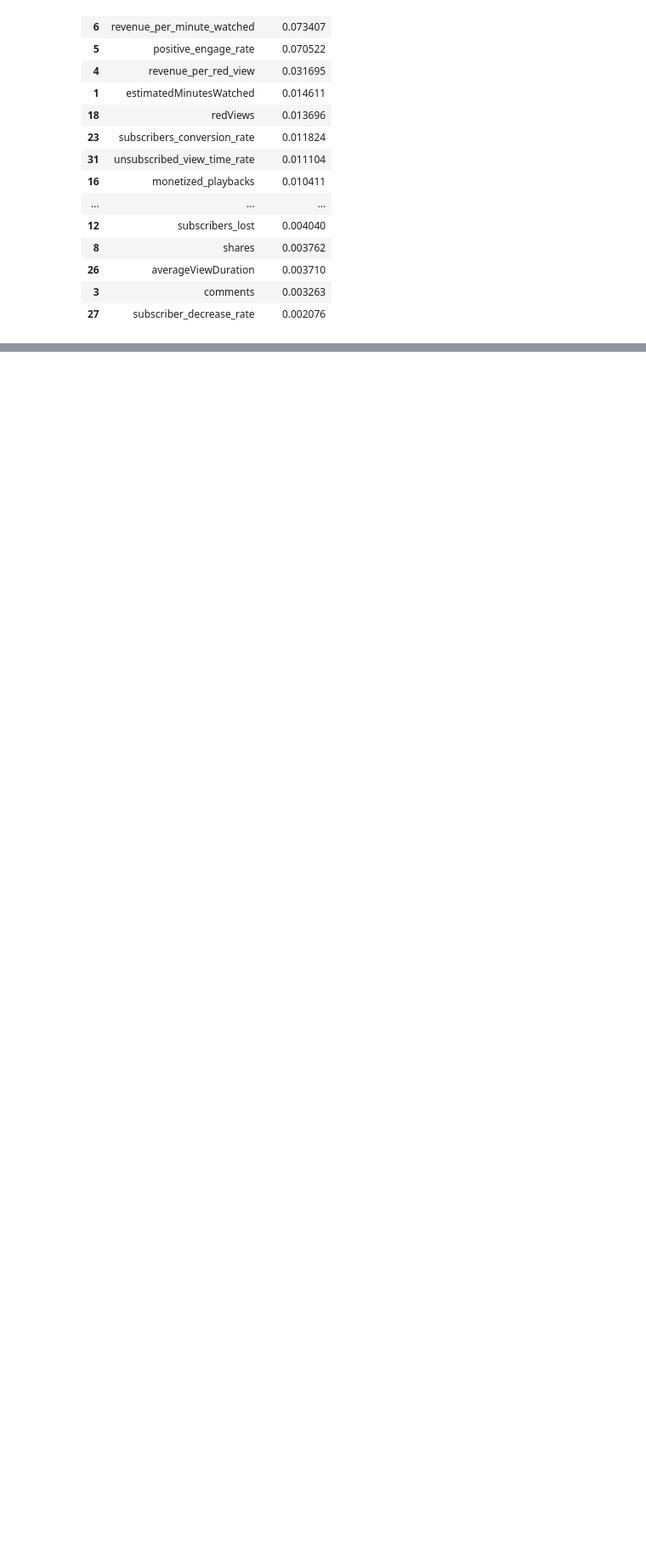
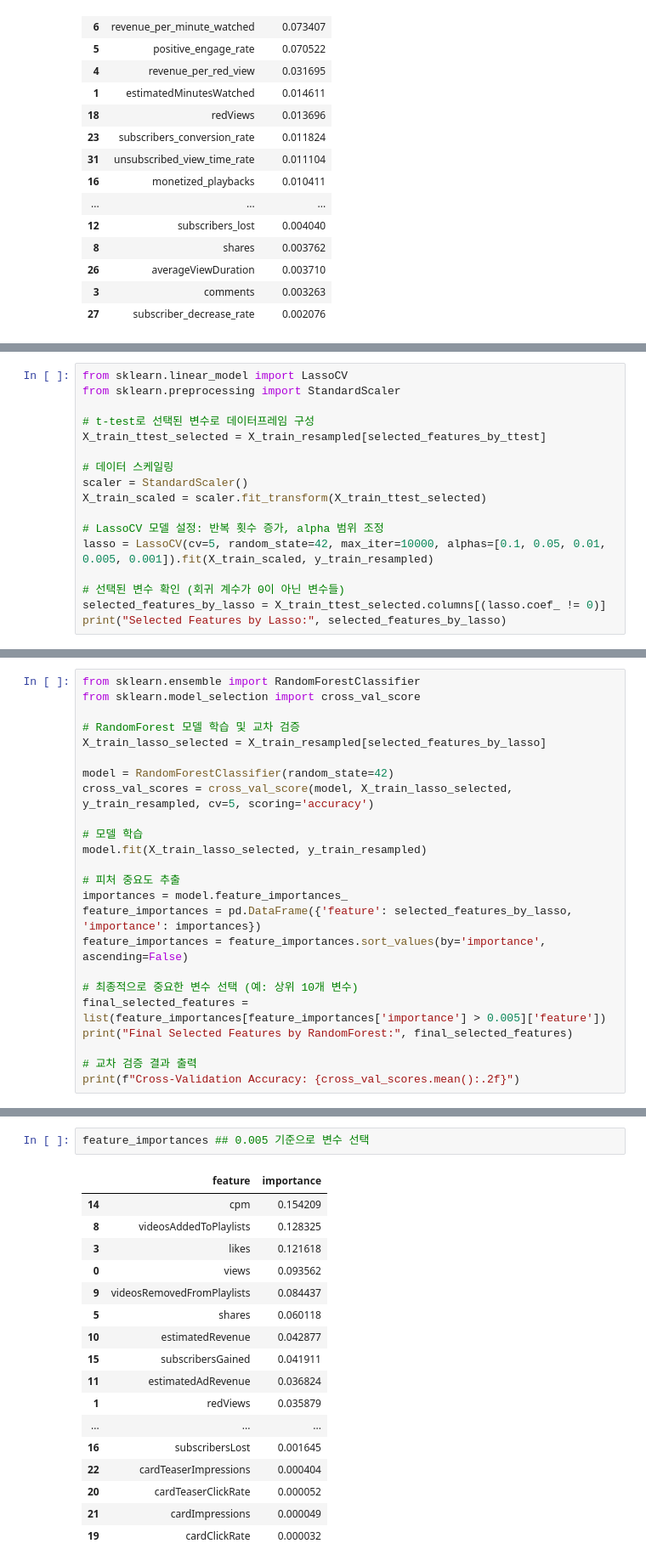
Before and after one commit to kkwann/awake, a Jupyter notebook: 4.Modeling.ipynb, the cells around one changed output, grey strips where cells are left out. Shown at 85% size. Cells and saved outputs as stored; diff of their text form; blank space fills up the shorter version.

```diff
--- a/4.Modeling.ipynb
+++ b/4.Modeling.ipynb
@@ -664,0 +840,17 @@ youtube_videos
+# %%
+from sklearn.linear_model import LassoCV
+from sklearn.preprocessing import StandardScaler
+
+# t-test로 선택된 변수로 데이터프레임 구성
+X_train_ttest_selected = X_train_resampled[selected_features_by_ttest]
+
+# 데이터 스케일링
+scaler = StandardScaler()
+X_train_scaled = scaler.fit_transform(X_train_ttest_selected)
+
+# LassoCV 모델 설정: 반복 횟수 증가, alpha 범위 조정
+lasso = LassoCV(cv=5, random_state=42, max_iter=10000, alphas=[0.1, 0.05, 0.01, 0.005, 0.001]).fit(X_train_scaled, y_train_resampled)
+
+# 선택된 변수 확인 (회귀 계수가 0이 아닌 변수들)
+selected_features_by_lasso = X_train_ttest_selected.columns[(lasso.coef_ != 0)]
+print("Selected Features by Lasso:", selected_features_by_lasso)
@@ -664,0 +881,24 @@ youtube_videos
+# %%
+from sklearn.ensemble import RandomForestClassifier
+from sklearn.model_selection import cross_val_score
+
+# RandomForest 모델 학습 및 교차 검증
+X_train_lasso_selected = X_train_resampled[selected_features_by_lasso]
+
+model = RandomForestClassifier(random_state=42)
+cross_val_scores = cross_val_score(model, X_train_lasso_selected, y_train_resampled, cv=5, scoring='accuracy')
+
+# 모델 학습
+model.fit(X_train_lasso_selected, y_train_resampled)
+
+# 피처 중요도 추출
+importances = model.feature_importances_
+feature_importances = pd.DataFrame({'feature': selected_features_by_lasso, 'importance': importances})
+feature_importances = feature_importances.sort_values(by='importance', ascending=False)
+
+# 최종적으로 중요한 변수 선택 (예: 상위 10개 변수)
+final_selected_features = list(feature_importances[feature_importances['importance'] > 0.005]['feature'])
+print("Final Selected Features by RandomForest:", final_selected_features)
+
+# 교차 검증 결과 출력
+print(f"Cross-Validation Accuracy: {cross_val_scores.mean():.2f}")
@@ -664,0 +931,20 @@ youtube_videos
+# %%
+feature_importances ## 0.005 기준으로 변수 선택
+# %% [output]
+|  | feature | importance |
+| 14 | cpm | 0.154209 |
+| 8 | videosAddedToPlaylists | 0.128325 |
+| 3 | likes | 0.121618 |
+| 0 | views | 0.093562 |
+| 9 | videosRemovedFromPlaylists | 0.084437 |
+| 5 | shares | 0.060118 |
+| 10 | estimatedRevenue | 0.042877 |
+| 15 | subscribersGained | 0.041911 |
+| 11 | estimatedAdRevenue | 0.036824 |
+| 1 | redViews | 0.035879 |
+| ... | ... | ... |
+| 16 | subscribersLost | 0.001645 |
+| 22 | cardTeaserImpressions | 0.000404 |
+| 20 | cardTeaserClickRate | 0.000052 |
+| 21 | cardImpressions | 0.000049 |
+| 19 | cardClickRate | 0.000032 |
```
Also changed, not shown: parts of 63 cells of this notebook.
